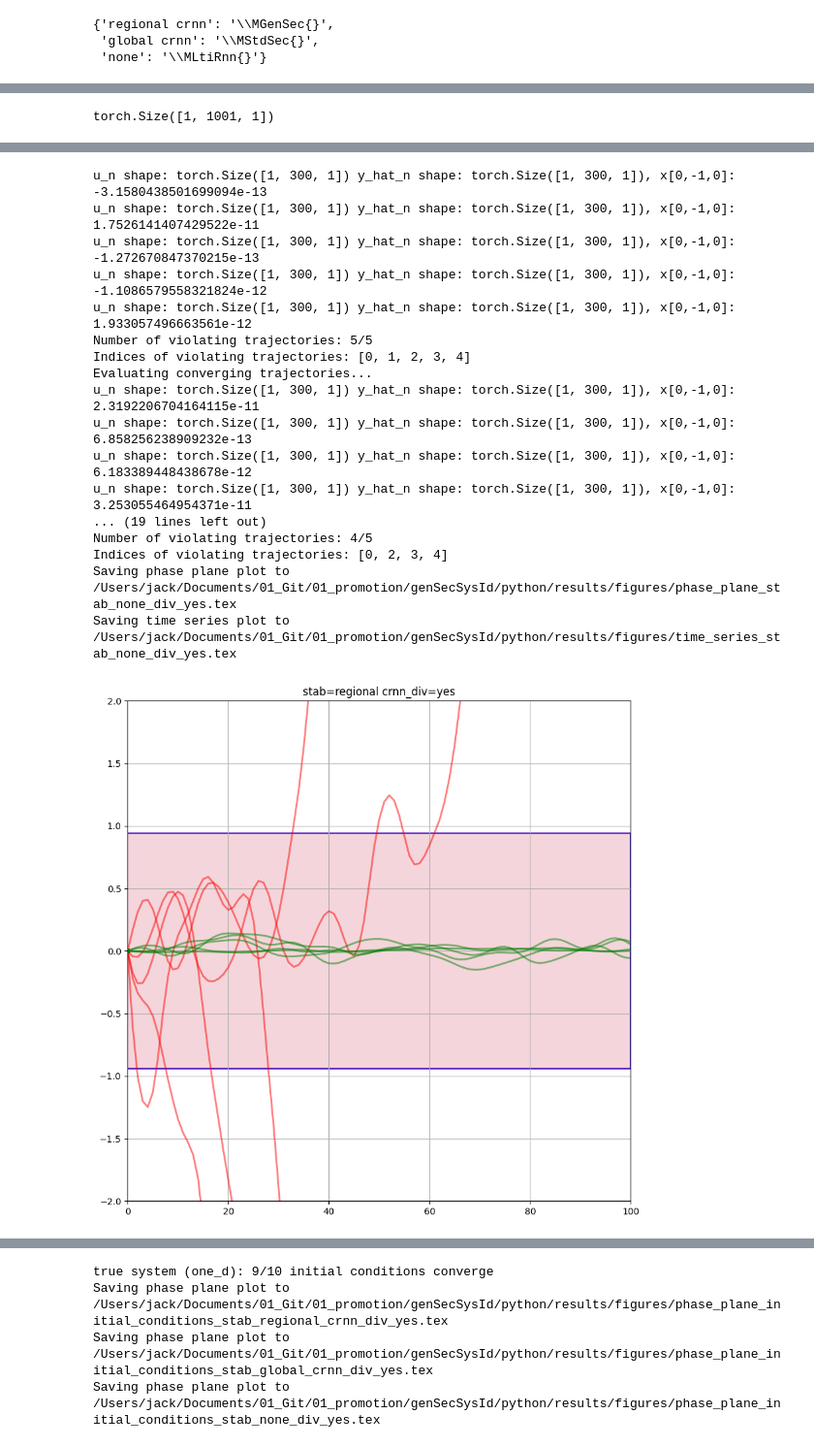
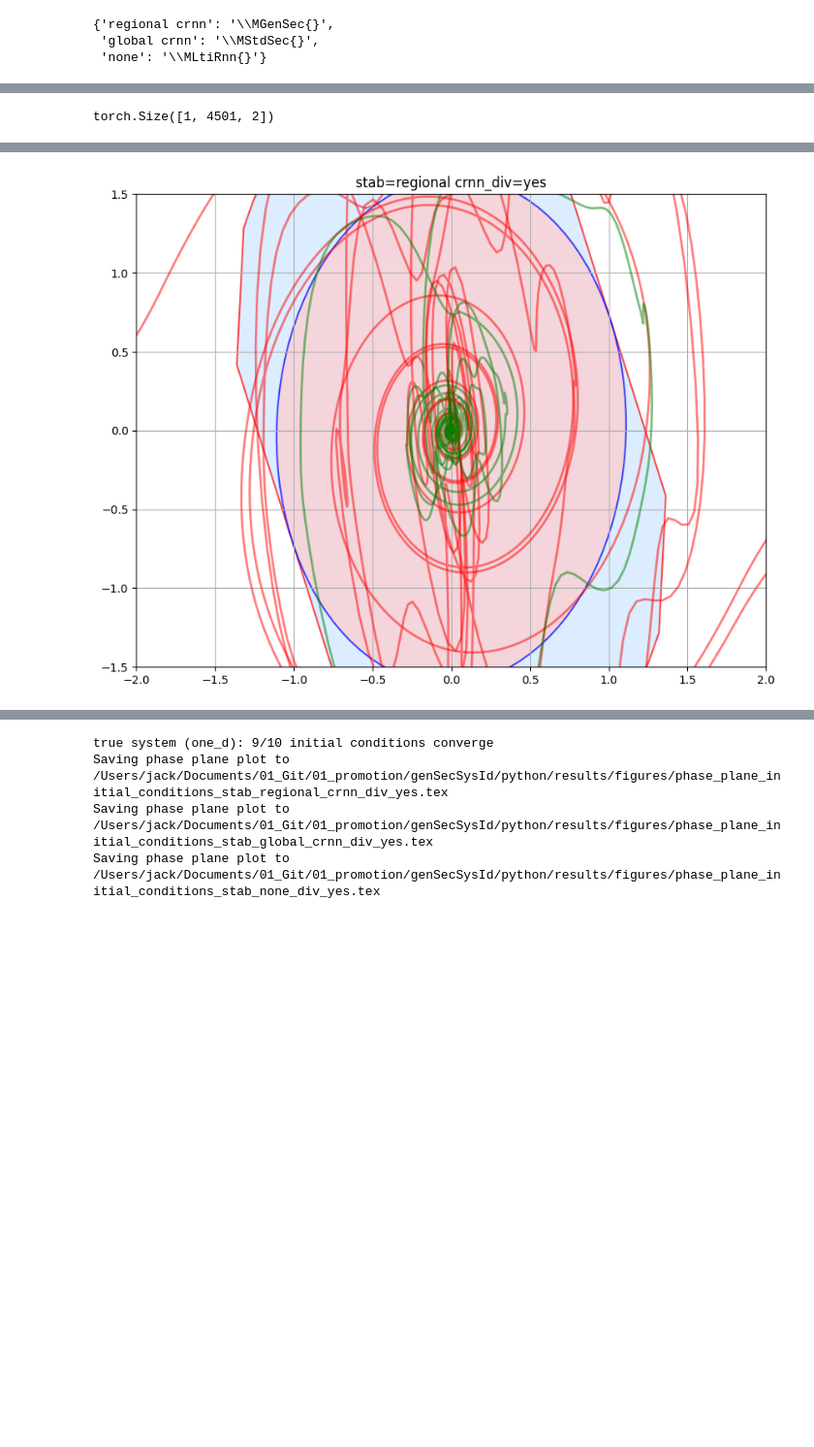
Before and after one commit to Dany-L/genSecSysId, a Jupyter notebook: python/notebooks/compare_run_ids.ipynb, the cells around one changed output, grey strips where cells are left out. Shown at 97% size. Drawn from its saved outputs; the diff is of its cells as text; code cells hidden in the pictures; blank space fills up the shorter version.

```diff
--- a/python/notebooks/compare_run_ids.ipynb
+++ b/python/notebooks/compare_run_ids.ipynb
@@ -29,15 +27,15 @@ from sysid.config import allow_file_store
 allow_file_store()
 
 # Set MLflow tracking URI
-mlflow_uri = project_root / "mlruns"
-mlflow.set_tracking_uri(f"file://{mlflow_uri}")
-# mlflow_uri = 'http://mlflowui.informatik.uni-stuttgart.de/'
-# mlflow.set_tracking_uri(mlflow_uri)
+# mlflow_uri = project_root / "mlruns"
+# mlflow.set_tracking_uri(f"file://{mlflow_uri}")
+mlflow_uri = 'http://mlflowui.informatik.uni-stuttgart.de/'
+mlflow.set_tracking_uri(mlflow_uri)
 
 print(f"MLflow tracking URI: {mlflow.get_tracking_uri()}")
 
-# experiment_name = 'duffing-soft-7'
-experiment_name = 'crnn-oneD-constr-learn'
+experiment_name = 'duffing-soft-12'
+# experiment_name = 'crnn-oneD-constr-learn'
 # experiment_name = 'crnn-duffing_dev'
 # Ranking metric for the summary tables / best-HP-group selection.
 eval_metric = 'id/conv/eval_nrmse'
@@ -203,7 +207,7 @@ from sysid.config import Config
 from sysid.data import DataNormalizer
 
 # run_id = best_runs['stab=regional crnn_div=yes']['run_id']
-run_id = '6f34ff0372414aa79b1e9060d73b3c06'
+run_id = '3915a97b4fcd4c91a8101da09ccba3ce'
 # run_id = 'f678a21c2d1f4bb38c636e5f3259bd05'
 print(f"Loading model from run {run_id}...")
 
@@ -345,8 +361,8 @@ test_inputs = np.load(inputs_name)
 from sysid.data.direct_loader import load_csv_folder
 
 data_type = 'train'
-# training_data_directory = os.path.expanduser(os.path.join('~/genSecSysId-Data/data/Duffing/id', data_type))
-training_data_directory = os.path.expanduser(os.path.join('~/genSecSysId-Data/data/OneD/id', data_type))
+training_data_directory = os.path.expanduser(os.path.join('~/genSecSysId-Data/data/Duffing/id', data_type))
+# training_data_directory = os.path.expanduser(os.path.join('~/genSecSysId-Data/data/OneD/id', data_type))
 train_inputs, train_outputs, _, _ = load_csv_folder(
         folder_path=str(training_data_directory),
         input_col=getattr(config.data, "input_col", ["d"]),
@@ -393,8 +409,14 @@ import tikzplotlib
 # %%
 names = ['stab=regional crnn_div=no', 'stab=global crnn_div=no', 'stab=none_div=no']
 
+# models_dict = [
+#     {'name': 'stab=regional crnn_div=yes', 'run_id':'6f34ff0372414aa79b1e9060d73b3c06'},
+#     {'name': 'stab=global crnn_div=yes', 'run_id':'2f9e1718cc1949529519c7d63a91b103'},
+#     {'name': 'stab=none_div=yes', 'run_id':'13599b7e3ee9402f9203b6e2c1b163e2'}
+# ]
+
 models_dict = [
-    {'name': 'stab=regional crnn_div=yes', 'run_id':'6f34ff0372414aa79b1e9060d73b3c06'},
-    {'name': 'stab=global crnn_div=yes', 'run_id':'2f9e1718cc1949529519c7d63a91b103'},
-    {'name': 'stab=none_div=yes', 'run_id':'13599b7e3ee9402f9203b6e2c1b163e2'}
+    {'name': 'stab=regional crnn_div=yes', 'run_id':'3915a97b4fcd4c91a8101da09ccba3ce'},
+    # {'name': 'stab=global crnn_div=yes', 'run_id':'2f9e1718cc1949529519c7d63a91b103'},
+    # {'name': 'stab=none_div=yes', 'run_id':'13599b7e3ee9402f9203b6e2c1b163e2'}
 ]
@@ -519,7 +534,7 @@ Number of converging trajectories: 15/15
 # %%
 x.shape
 # %% [output]
-torch.Size([1, 1001, 1])
+torch.Size([1, 4501, 2])
 # %%
 
 warmup_steps = config.training.warmup_steps
@@ -528,8 +543,8 @@ inputs = [
     {'type': 'diverging', 'inputs': test_inputs_div[:5,:,:], 'outputs': test_outputs_div[:5,:,:]},
     {'type': 'converging', 'inputs': test_inputs[:5,:,:], 'outputs': test_outputs[:5,:,:]}
 ]
-N = 100
-padding = 200
+N = 200
+padding = 500
 for model_dict in models_list:
     model = model_dict['model']
     fig, ax = plt.subplots(figsize=(10,10))
@@ -554,7 +569,7 @@ for model_dict in models_list:
     ax2.legend()
     ax2.grid()
     ax2.set_ylim([-2.0, 2.0])
-    ax2.set_xlim([0, N])
+    # ax2.set_xlim([0, N])
 
     for u_dict in inputs:
         data_type = u_dict['type']
@@ -612,18 +626 @@ Evaluating diverging trajectories...
-u_n shape: torch.Size([1, 300, 1]) y_hat_n shape: torch.Size([1, 300, 1]), x[0,-1,0]: -3.1580438501699094e-13
-u_n shape: torch.Size([1, 300, 1]) y_hat_n shape: torch.Size([1, 300, 1]), x[0,-1,0]: 1.7526141407429522e-11
-u_n shape: torch.Size([1, 300, 1]) y_hat_n shape: torch.Size([1, 300, 1]), x[0,-1,0]: -1.272670847370215e-13
-u_n shape: torch.Size([1, 300, 1]) y_hat_n shape: torch.Size([1, 300, 1]), x[0,-1,0]: -1.1086579558321824e-12
-u_n shape: torch.Size([1, 300, 1]) y_hat_n shape: torch.Size([1, 300, 1]), x[0,-1,0]: 1.933057496663561e-12
-Number of violating trajectories: 5/5
-Indices of violating trajectories: [0, 1, 2, 3, 4]
-Evaluating converging trajectories...
-u_n shape: torch.Size([1, 300, 1]) y_hat_n shape: torch.Size([1, 300, 1]), x[0,-1,0]: 2.3192206704164115e-11
-u_n shape: torch.Size([1, 300, 1]) y_hat_n shape: torch.Size([1, 300, 1]), x[0,-1,0]: 6.858256238909232e-13
-u_n shape: torch.Size([1, 300, 1]) y_hat_n shape: torch.Size([1, 300, 1]), x[0,-1,0]: 6.183389448438678e-12
-u_n shape: torch.Size([1, 300, 1]) y_hat_n shape: torch.Size([1, 300, 1]), x[0,-1,0]: 3.253055464954371e-11
-... (19 lines left out)
-Number of violating trajectories: 4/5
-Indices of violating trajectories: [0, 2, 3, 4]
-Saving phase plane plot to /Users/jack/Documents/01_Git/01_promotion/genSecSysId/python/results/figures/phase_plane_stab_none_div_yes.tex
-Saving time series plot to /Users/jack/Documents/01_Git/01_promotion/genSecSysId/python/results/figures/time_series_stab_none_div_yes.tex
-[figure, old version]
+[figure, new version]
```
Also changed, not shown: parts of 19 cells of this notebook, 8 other files.
